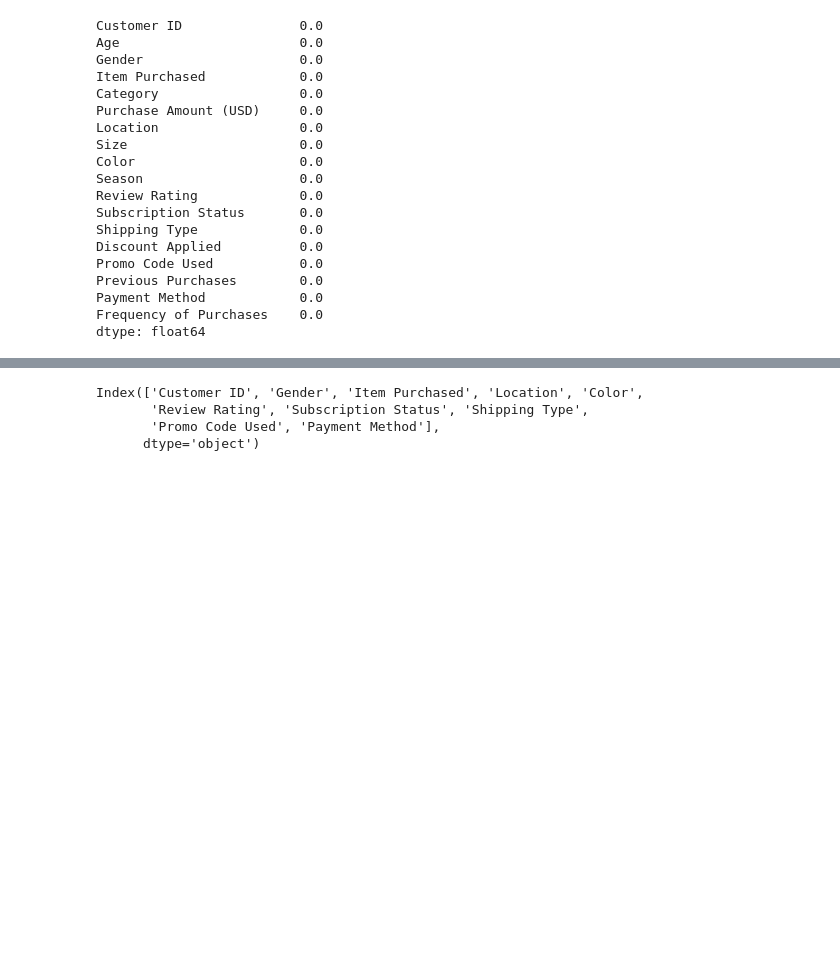
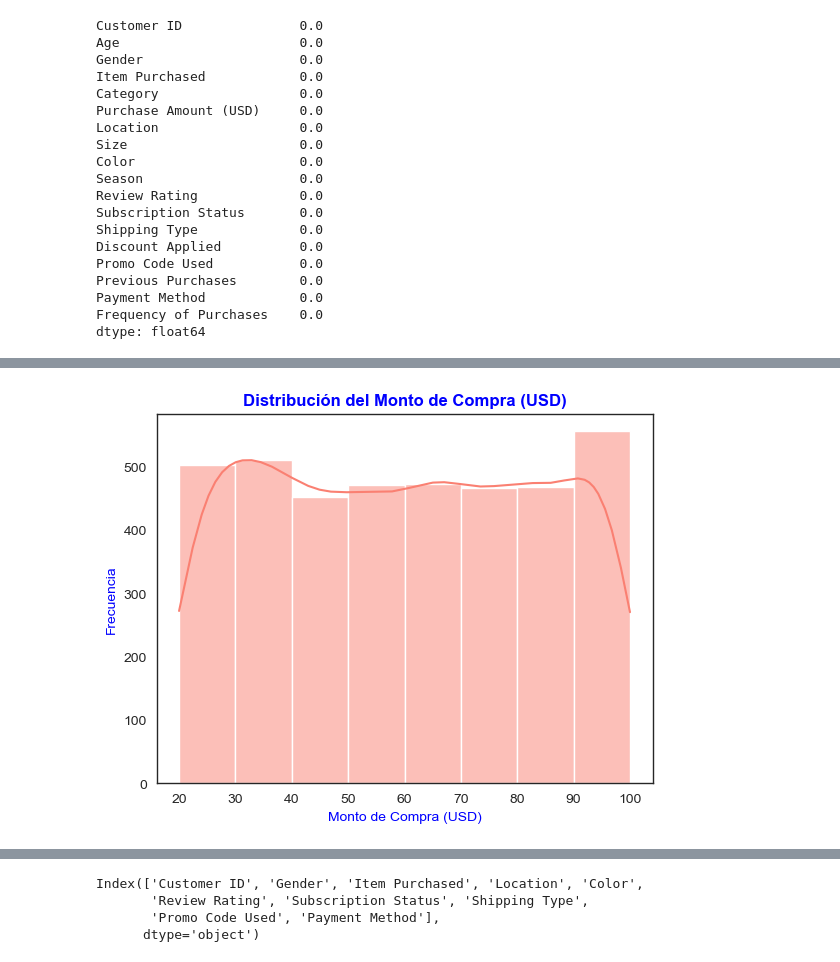
Before and after one commit to Cecchi96/ProyectoDS, a Jupyter notebook: Proyecto_Parte3Cecchini.ipynb, the cells around one changed output, grey strips where cells are left out. Saved outputs shown, nothing was run; the diff lists cells and outputs as text; code cells hidden in the pictures; blank space fills up the shorter version.

```diff
--- a/Proyecto_Parte3Cecchini.ipynb
+++ b/Proyecto_Parte3Cecchini.ipynb
@@ -175,0 +199,8 @@ dtype: float64
+# %%
+sns.histplot(df['Purchase Amount (USD)'], bins=8, kde=True, color='salmon')
+plt.title('Distribución del Monto de Compra (USD)')
+plt.xlabel('Monto de Compra (USD)')
+plt.ylabel('Frecuencia')
+plt.show()
+# %% [output]
+[figure, added]
```
Also changed, not shown: parts of 16 cells of this notebook.
